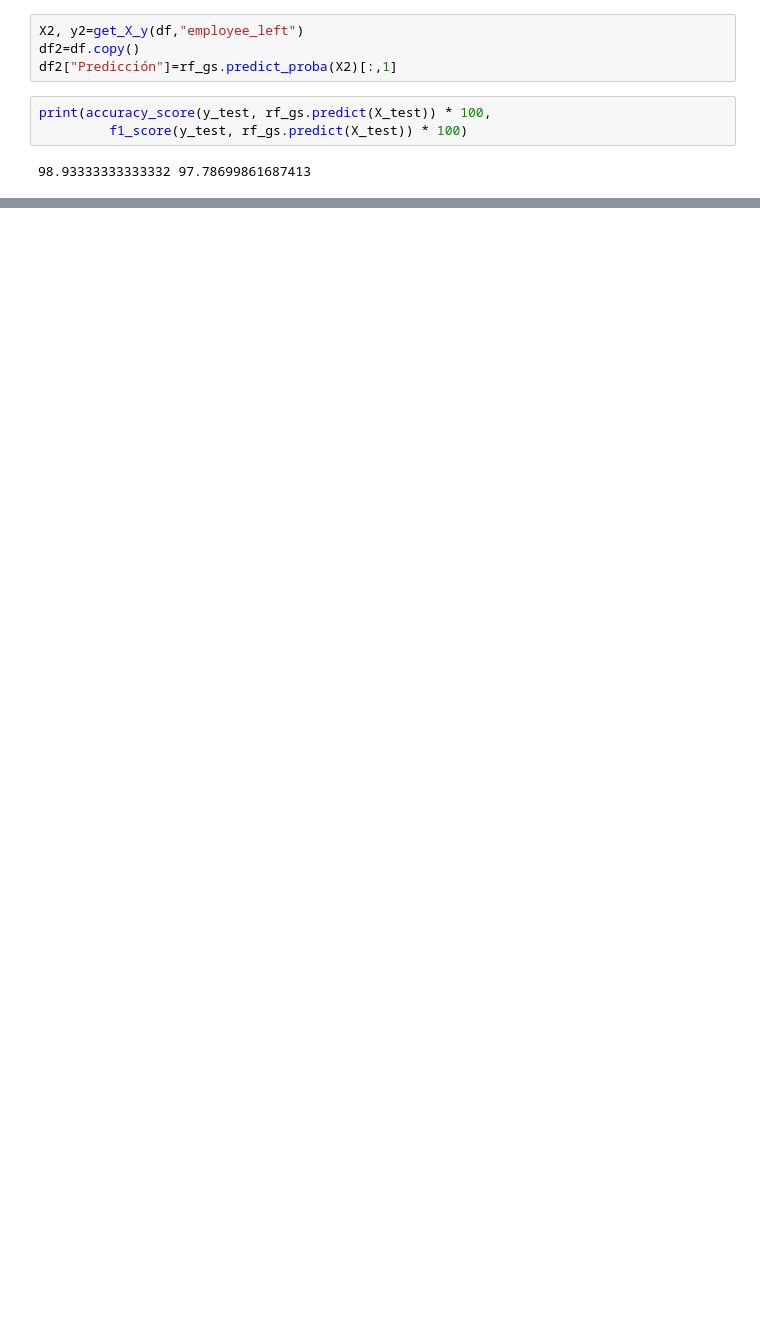
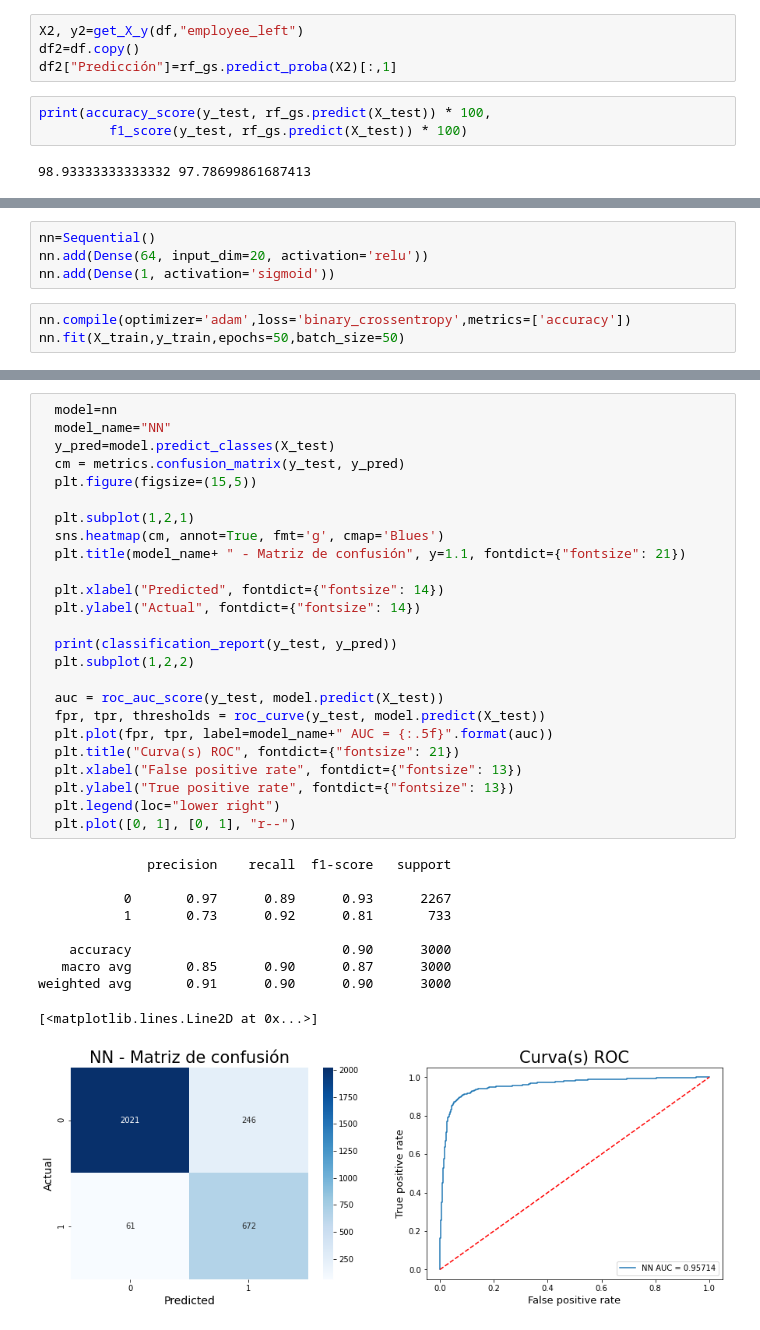
Before and after one commit to JECaballeroR/EmployeeTurnover, a Jupyter notebook: Clonk_Prueba_selección.ipynb, the cells around one changed output, grey strips where cells are left out. Saved outputs shown, nothing was run; the diff lists cells and outputs as text; blank space fills up the shorter version.

```diff
--- a/Clonk_Prueba_selección.ipynb
+++ b/Clonk_Prueba_selección.ipynb
@@ -673,0 +693,7 @@ plt.title("Feature Importance");
+# %%
+nn=Sequential()
+nn.add(Dense(64, input_dim=20, activation='relu'))
+nn.add(Dense(1, activation='sigmoid'))
+# %%
+nn.compile(optimizer='adam',loss='binary_crossentropy',metrics=['accuracy'])
+nn.fit(X_train,y_train,epochs=50,batch_size=50)
@@ -673,0 +737,36 @@ plt.title("Feature Importance");
+# %%
+  model=nn
+  model_name="NN"
+  y_pred=model.predict_classes(X_test)
+  cm = metrics.confusion_matrix(y_test, y_pred)
+  plt.figure(figsize=(15,5))
+
+  plt.subplot(1,2,1)
+  sns.heatmap(cm, annot=True, fmt='g', cmap='Blues')
+  plt.title(model_name+ " - Matriz de confusión", y=1.1, fontdict={"fontsize": 21})
+
+  plt.xlabel("Predicted", fontdict={"fontsize": 14})
+  plt.ylabel("Actual", fontdict={"fontsize": 14})
+
+  print(classification_report(y_test, y_pred))
+  plt.subplot(1,2,2)
+
+  auc = roc_auc_score(y_test, model.predict(X_test))
+  fpr, tpr, thresholds = roc_curve(y_test, model.predict(X_test))
+  plt.plot(fpr, tpr, label=model_name+" AUC = {:.5f}".format(auc))
+  plt.title("Curva(s) ROC", fontdict={"fontsize": 21})
+  plt.xlabel("False positive rate", fontdict={"fontsize": 13})
+  plt.ylabel("True positive rate", fontdict={"fontsize": 13})
+  plt.legend(loc="lower right")
+  plt.plot([0, 1], [0, 1], "r--")
+# %% [output]
+              precision    recall  f1-score   support
+
+           0       0.97      0.89      0.93      2267
+           1       0.73      0.92      0.81       733
+
+    accuracy                           0.90      3000
+   macro avg       0.85      0.90      0.87      3000
+weighted avg       0.91      0.90      0.90      3000
+[<matplotlib.lines.Line2D at 0x...>]
+[figure, added]
```
Also changed, not shown: parts of 15 cells of this notebook.
